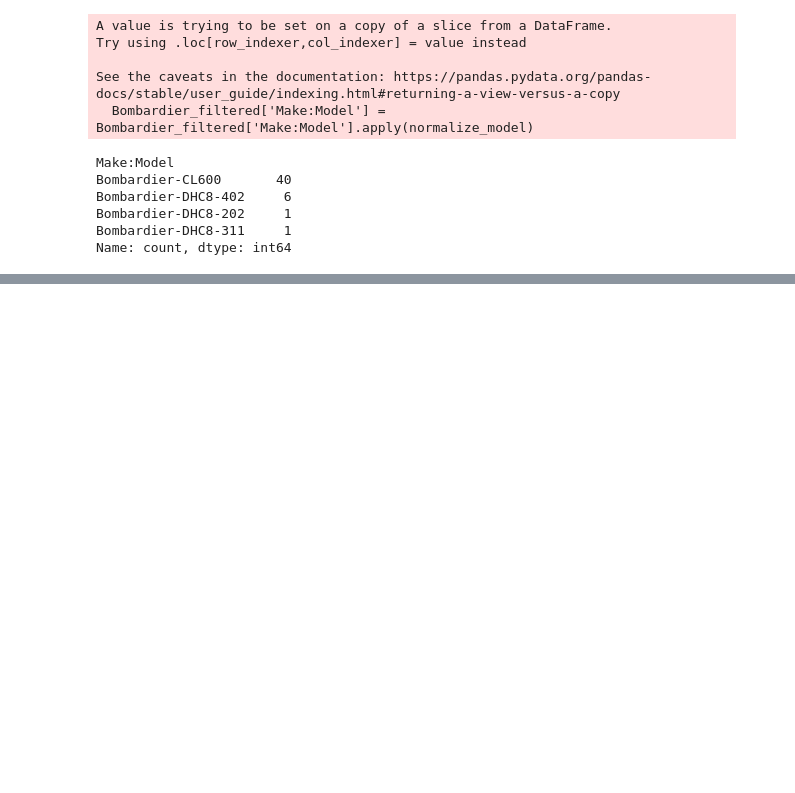
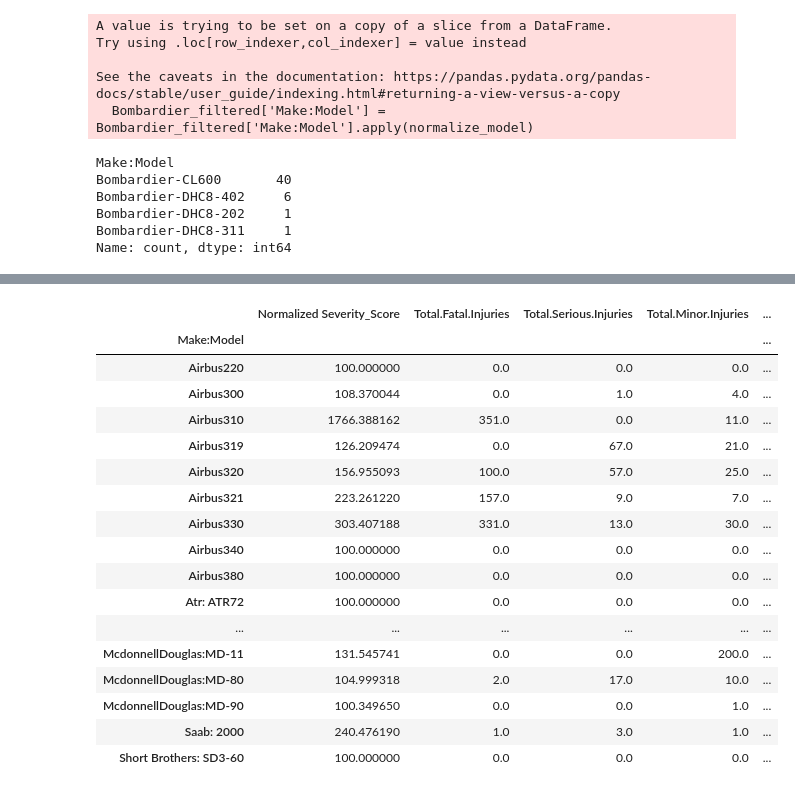
Before and after one commit to basstraining/wings_and_flats, a Jupyter notebook: Notebooks/Plane_Filtering_Yiyi.ipynb, the cells around one changed output, grey strips where cells are left out. Saved outputs shown, nothing was run; the diff lists cells and outputs as text; code cells hidden in the pictures; blank space fills up the shorter version.

```diff
--- a/Notebooks/Plane_Filtering_Yiyi.ipynb
+++ b/Notebooks/Plane_Filtering_Yiyi.ipynb
@@ -600,0 +703,24 @@ big_plane_yiyi.shape
+# %%
+grouped_df.rename(columns={'Make:Model': 'Number of Events'}, inplace=True)
+grouped_df.rename(columns={'Severity_Score': 'Normalized Severity_Score'}, inplace=True)
+# %%
+grouped_df
+# %% [output]
+|  | Normalized Severity_Score | Total.Fatal.Injuries | Total.Serious.Injuries | Total.Minor.Injuries | ... |
+| Make:Model |  |  |  |  | ... |
+| Airbus220 | 100.000000 | 0.0 | 0.0 | 0.0 | ... |
+| Airbus300 | 108.370044 | 0.0 | 1.0 | 4.0 | ... |
+| Airbus310 | 1766.388162 | 351.0 | 0.0 | 11.0 | ... |
+| Airbus319 | 126.209474 | 0.0 | 67.0 | 21.0 | ... |
+| Airbus320 | 156.955093 | 100.0 | 57.0 | 25.0 | ... |
+| Airbus321 | 223.261220 | 157.0 | 9.0 | 7.0 | ... |
+| Airbus330 | 303.407188 | 331.0 | 13.0 | 30.0 | ... |
+| Airbus340 | 100.000000 | 0.0 | 0.0 | 0.0 | ... |
+| Airbus380 | 100.000000 | 0.0 | 0.0 | 0.0 | ... |
+| Atr: ATR72 | 100.000000 | 0.0 | 0.0 | 0.0 | ... |
+| ... | ... | ... | ... | ... | ... |
+| McdonnellDouglas:MD-11 | 131.545741 | 0.0 | 0.0 | 200.0 | ... |
+| McdonnellDouglas:MD-80 | 104.999318 | 2.0 | 17.0 | 10.0 | ... |
+| McdonnellDouglas:MD-90 | 100.349650 | 0.0 | 0.0 | 1.0 | ... |
+| Saab: 2000 | 240.476190 | 1.0 | 3.0 | 1.0 | ... |
+| Short Brothers: SD3-60 | 100.000000 | 0.0 | 0.0 | 0.0 | ... |
```
Also changed, not shown: parts of 9 cells of this notebook, 2 other files.
